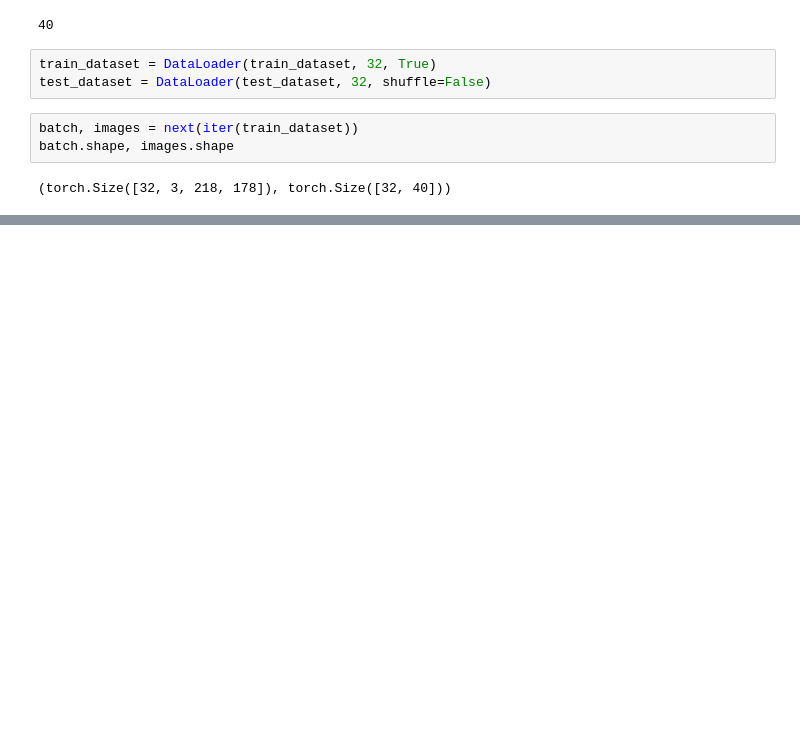
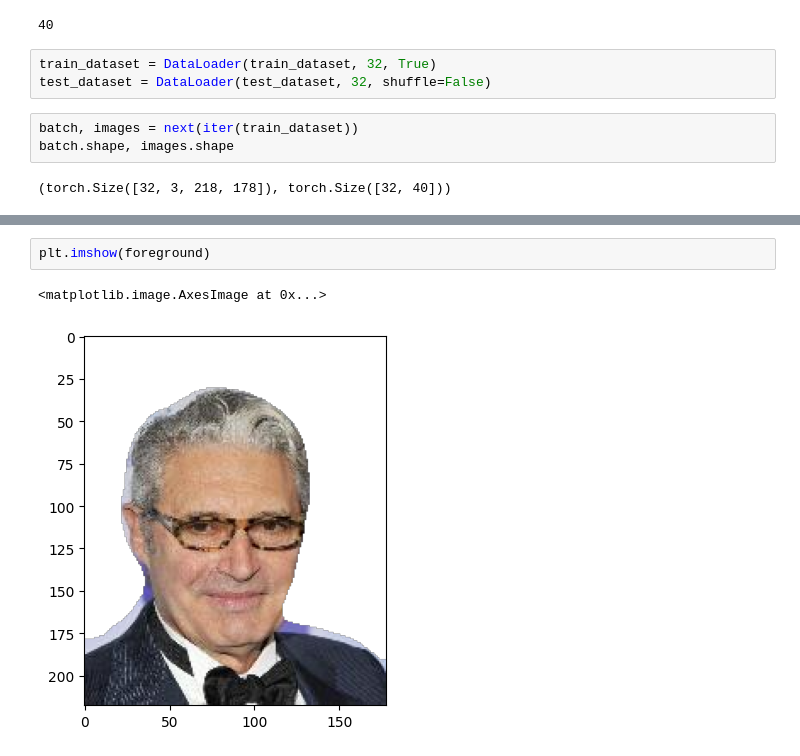
Before and after one commit to m-talbi/deep-learning, a Jupyter notebook: practice/celeb.ipynb, the cells around one changed output, grey strips where cells are left out. Drawn from its saved outputs; the diff is of its cells as text; blank space fills up the shorter version.

```diff
--- a/practice/celeb.ipynb
+++ b/practice/celeb.ipynb
@@ -53,0 +125,5 @@ The person has/is: Young
+# %%
+plt.imshow(foreground)
+# %% [output]
+<matplotlib.image.AxesImage at 0x...>
+[figure, added]
```
Also changed, not shown: parts of 21 cells of this notebook, 4 other files.
